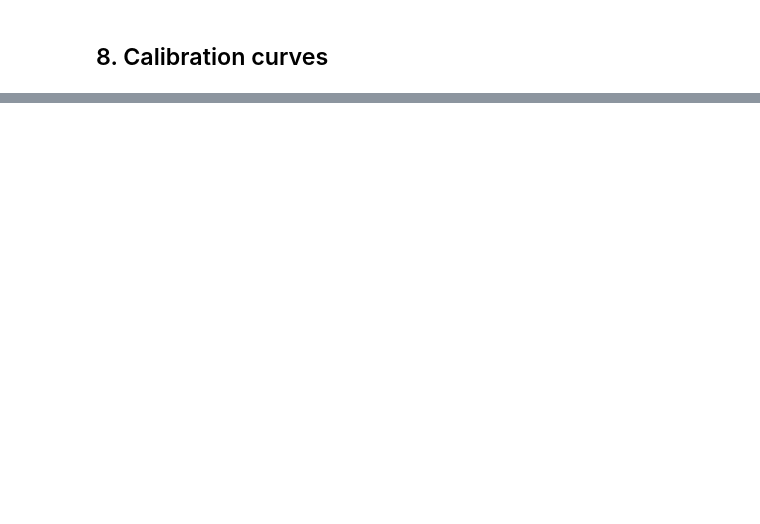
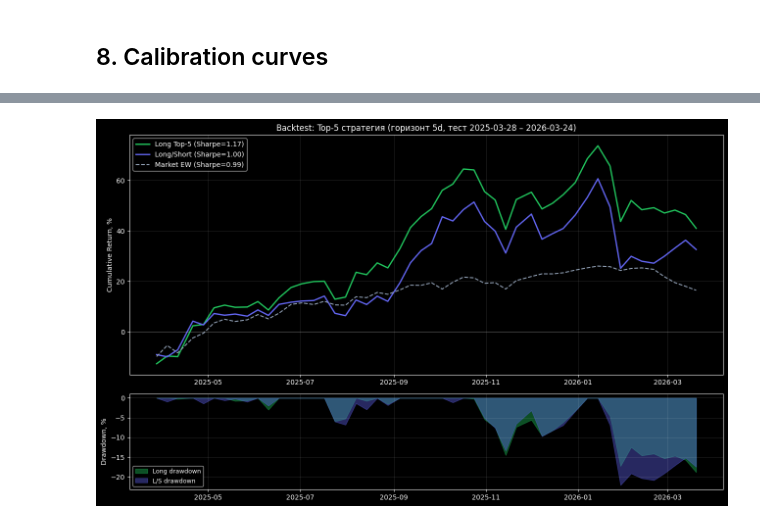
Before and after one commit to dvank1mang1/EquiSense, a Jupyter notebook: notebooks/04_model_training.ipynb, the cells around one changed output, grey strips where cells are left out. Drawn from its saved outputs; the diff is of its cells as text; code cells hidden in the pictures; blank space fills up the shorter version.

```diff
--- a/notebooks/04_model_training.ipynb
+++ b/notebooks/04_model_training.ipynb
@@ -444,0 +457,94 @@ plt.show()
+# %%
+import joblib, warnings
+warnings.filterwarnings('ignore')
+
+# --- Загружаем лучшую модель (XGBoost Optuna) ---
+best_model = joblib.load(MODELS_DIR / 'model_xgb_optuna.joblib')
+
+# Используем тот же feature set, что и для XGBoost Optuna (_full_avail из cell выше)
+feat_cols = _full_avail  # определён в Optuna-ячейке
+
+# --- Предсказания на тестовом множестве ---
+test_bt = test.copy()
+test_bt['pred_prob'] = best_model.predict_proba(test_bt[feat_cols].fillna(0))[:, 1]
+
+# --- Параметры стратегии ---
+TOP_K       = 5   # покупаем топ-5 акций каждый день
+HOLD_DAYS   = 5   # держим 5 торговых дней (= горизонт предсказания)
+ANNUAL_DAYS = 252
+
+# --- Строим дневную стратегию ---
+# Для каждой даты: берём топ-K акций по pred_prob, фиксируем их fwd_return
+daily_rows = []
+for date, grp in test_bt.groupby('date'):
+    grp = grp.dropna(subset=['fwd_return'])
+    if len(grp) < TOP_K:
+        continue
+    top_k  = grp.nlargest(TOP_K, 'pred_prob')
+    bot_k  = grp.nsmallest(TOP_K, 'pred_prob')
+    daily_rows.append({
+        'date':          date,
+        'long_ret':      top_k['fwd_return'].mean(),   # 5d cumulative return лонга
+        'short_ret':     bot_k['fwd_return'].mean(),   # 5d cumulative return шорта
+        'market_ret':    grp['fwd_return'].mean(),     # равновзвешенный рынок
+    })
+
+bt = pd.DataFrame(daily_rows).set_index('date').sort_index()
+
+# Делим на HOLD_DAYS, чтобы получить ~дневную доходность (избегаем overlap-bias)
+# Sampling каждые HOLD_DAYS дней (неперекрывающиеся периоды)
+bt_sampled = bt.iloc[::HOLD_DAYS].copy()
+bt_sampled['long_short_ret'] = bt_sampled['long_ret'] - bt_sampled['short_ret']
+
+def sharpe(rets, ann=ANNUAL_DAYS // HOLD_DAYS):
+    """Annualised Sharpe (без risk-free)."""
+    if rets.std() == 0:
+        return 0.0
+    return float(rets.mean() / rets.std() * (ann ** 0.5))
+
+def max_drawdown(cum):
+    roll_max = cum.cummax()
+    dd = (cum - roll_max) / roll_max.replace(0, float('nan'))
+    return float(dd.min())
+
+# Кумулятивные доходности (compound)
+cum_long  = (1 + bt_sampled['long_ret']).cumprod()
+cum_ls    = (1 + bt_sampled['long_short_ret']).cumprod()
+cum_mkt   = (1 + bt_sampled['market_ret']).cumprod()
+
+print('=' * 55)
+print(f'{"Метрика":<28}  {"Long-only":>10}  {"L/S":>10}')
+print('-' * 55)
+print(f'{"Sharpe Ratio":<28}  {sharpe(bt_sampled["long_ret"]):>10.3f}  {sharpe(bt_sampled["long_short_ret"]):>10.3f}')
+print(f'{"Cumulative Return":<28}  {cum_long.iloc[-1]-1:>10.1%}  {cum_ls.iloc[-1]-1:>10.1%}')
+print(f'{"Max Drawdown":<28}  {max_drawdown(cum_long):>10.1%}  {max_drawdown(cum_ls):>10.1%}')
+print(f'{"Market (equal-weight)":<28}  {cum_mkt.iloc[-1]-1:>10.1%}')
+print(f'{"Market Sharpe":<28}  {sharpe(bt_sampled["market_ret"]):>10.3f}')
+print('=' * 55)
+
+# --- График ---
+fig, axes = plt.subplots(2, 1, figsize=(13, 8), gridspec_kw={'height_ratios': [2.5, 1]})
+
+axes[0].plot(cum_long.index,  (cum_long  - 1) * 100, color='#22c55e', lw=2,   label=f'Long Top-{TOP_K} (Sharpe={sharpe(bt_sampled["long_ret"]):.2f})')
+axes[0].plot(cum_ls.index,    (cum_ls    - 1) * 100, color='#6366f1', lw=2,   label=f'Long/Short (Sharpe={sharpe(bt_sampled["long_short_ret"]):.2f})')
+axes[0].plot(cum_mkt.index,   (cum_mkt   - 1) * 100, color='#94a3b8', lw=1.5, label=f'Market EW (Sharpe={sharpe(bt_sampled["market_ret"]):.2f})', linestyle='--')
+axes[0].axhline(0, color='white', alpha=0.3, linewidth=0.8)
+axes[0].set_title(f'Backtest: Top-{TOP_K} стратегия (горизонт {HOLD_DAYS}d, тест {test_bt["date"].min().date()} – {test_bt["date"].max().date()})', fontsize=12)
+axes[0].set_ylabel('Cumulative Return, %')
+axes[0].legend(fontsize=10)
+axes[0].grid(alpha=0.15)
+
+# Drawdown
+dd_long = (cum_long / cum_long.cummax() - 1) * 100
+dd_ls   = (cum_ls   / cum_ls.cummax()   - 1) * 100
+axes[1].fill_between(dd_long.index, dd_long, 0, alpha=0.4, color='#22c55e', label='Long drawdown')
+axes[1].fill_between(dd_ls.index,   dd_ls,   0, alpha=0.4, color='#6366f1', label='L/S drawdown')
+axes[1].set_ylabel('Drawdown, %')
+axes[1].legend(fontsize=9)
+axes[1].grid(alpha=0.15)
+
+plt.tight_layout()
+plt.savefig(MODELS_DIR / 'backtest_returns.png', dpi=120, bbox_inches='tight')
+plt.show()
+print(f'График сохранён → models/backtest_returns.png')
+# %% [output]
@@ -444,0 +560 @@ plt.show()
+[figure, added]
```
Also changed, not shown: parts of 10 cells of this notebook.
